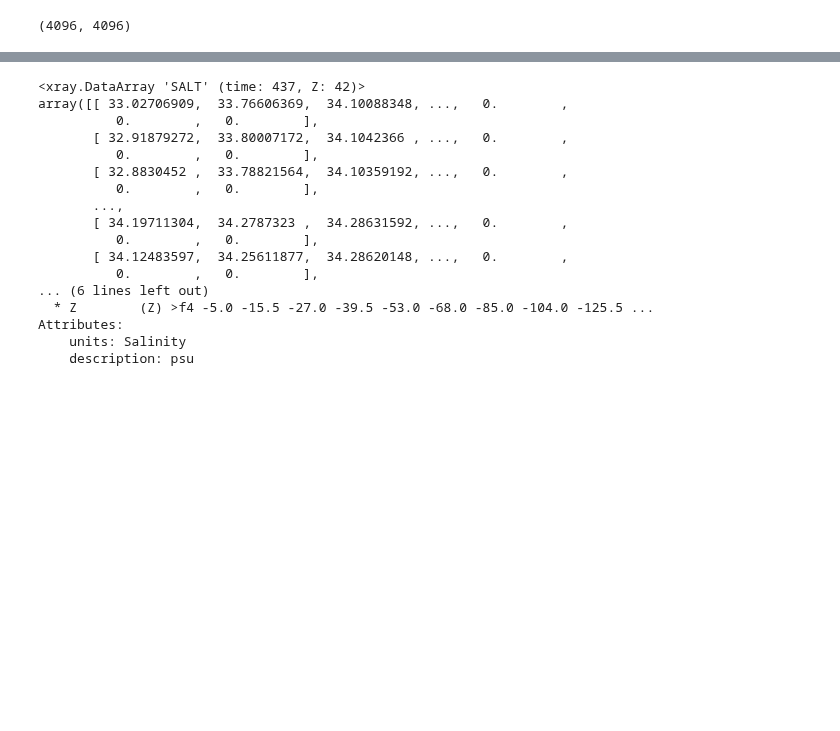
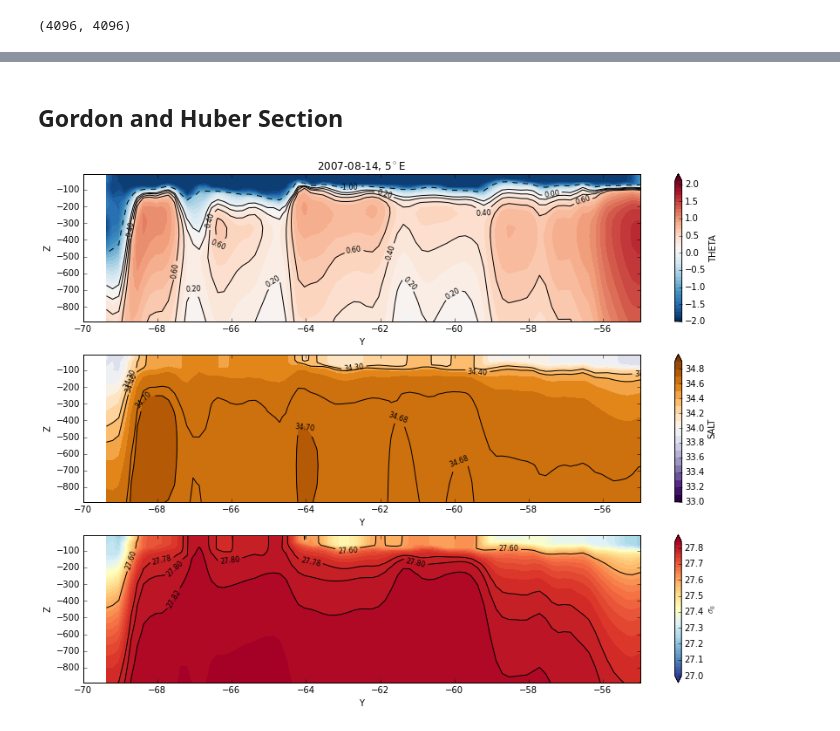
Before and after one commit to xgcm/xgcm, a Jupyter notebook: SOSE-under-ice.ipynb, the cells around one changed output, grey strips where cells are left out. Drawn from its saved outputs; the diff is of its cells as text; code cells hidden in the pictures; blank space fills up the shorter version.

```diff
--- a/SOSE-under-ice.ipynb
+++ b/SOSE-under-ice.ipynb
@@ -144,20 +136,0 @@ plt.pcolormesh(salt[0,0].values)
-# %%
-s_weddel
-# %% [output]
-<xray.DataArray 'SALT' (time: 437, Z: 42)>
-array([[ 33.02706909,  33.76606369,  34.10088348, ...,   0.        ,
-          0.        ,   0.        ],
-       [ 32.91879272,  33.80007172,  34.1042366 , ...,   0.        ,
-          0.        ,   0.        ],
-       [ 32.8830452 ,  33.78821564,  34.10359192, ...,   0.        ,
-          0.        ,   0.        ],
-       ...,
-       [ 34.19711304,  34.2787323 ,  34.28631592, ...,   0.        ,
-          0.        ,   0.        ],
-       [ 34.12483597,  34.25611877,  34.28620148, ...,   0.        ,
-          0.        ,   0.        ],
-... (6 lines left out)
-  * Z        (Z) >f4 -5.0 -15.5 -27.0 -39.5 -53.0 -68.0 -85.0 -104.0 -125.5 ...
-Attributes:
-    units: Salinity
-    description: psu
@@ -165,0 +144,57 @@ del salt
+# %%
+T_sec = ds_sec['THETA']
+S_sec = ds_sec['SALT']
+
+prho, _, _ = jmd95.eos(0., T_sec.values.ravel(), S_sec.values.ravel())
+prho.shape = T_sec.shape
+prho_sec = xray.DataArray(prho-1000., name=r'$\sigma_0$',
+                          coords=T_sec.coords, attrs=T_sec.attrs)
+
+hfacc = ds_sec['HFacC'].values
+mask = np.ones_like(hfacc)
+mask[hfacc==0.0] = np.nan
+mask_sec = xray.DataArray( mask, coords=T_sec.coords)
+
+T_sec *= mask
+S_sec *= mask
+prho_sec *= mask
+# %% [markdown]
+## Gordon and Huber Section ##
+# %%
+Slevs = np.arange(33,35,0.1)
+Tlevs = np.arange(-2.0,2.2, 0.1)
+Rholevs = np.arange(27,27.85,0.02)
+S0 = [34.3, 34.4, 34.68, 34.7]
+T0 = [-1.0, 0.0, 0.2, 0.4, 0.6]
+R0 = [27.60, 27.78, 27.80, 27.82]
+fmt = '%4.2f'
+clabel_kwargs = dict(fmt=fmt, inline_spacing=0, fontsize=8)
+
+date = xray.core.formatting.format_item(T_sec.time.values)
+
+plt.figure(figsize=(12,9))
+plt.subplot(311)
+xray.plot.contourf(T_sec, levels=Tlevs, cmap='RdBu_r')
+plt.xlim([-70, -55])
+con = xray.plot.contour(T_sec, levels=T0, colors='k', add_colorbar=False)
+plt.clabel(con, **clabel_kwargs)
+plt.title('%s, 5$^\circ$E' % date)
+
+plt.subplot(312)
+xray.plot.contourf(S_sec, levels=Slevs, cmap='PuOr_r')
+plt.xlim([-70, -55])
+con = xray.plot.contour(S_sec, levels=S0, colors='k', add_colorbar=False)
+plt.clabel(con, **clabel_kwargs)
+plt.title('')
+
+plt.subplot(313)
+xray.plot.contourf(prho_sec, levels=Rholevs, cmap='RdYlBu_r')
+plt.xlim([-70, -55])
+con=xray.plot.contour(prho_sec, levels=R0, colors='k', add_colorbar=False)
+plt.clabel(con, **clabel_kwargs)
+plt.title('')
+plt.tight_layout()
+
+plt.savefig('figures/GH_section-%s.pdf' % date)
+# %% [output]
+[figure, added]
```
Also changed, not shown: parts of 17 cells of this notebook, 7 other files.
